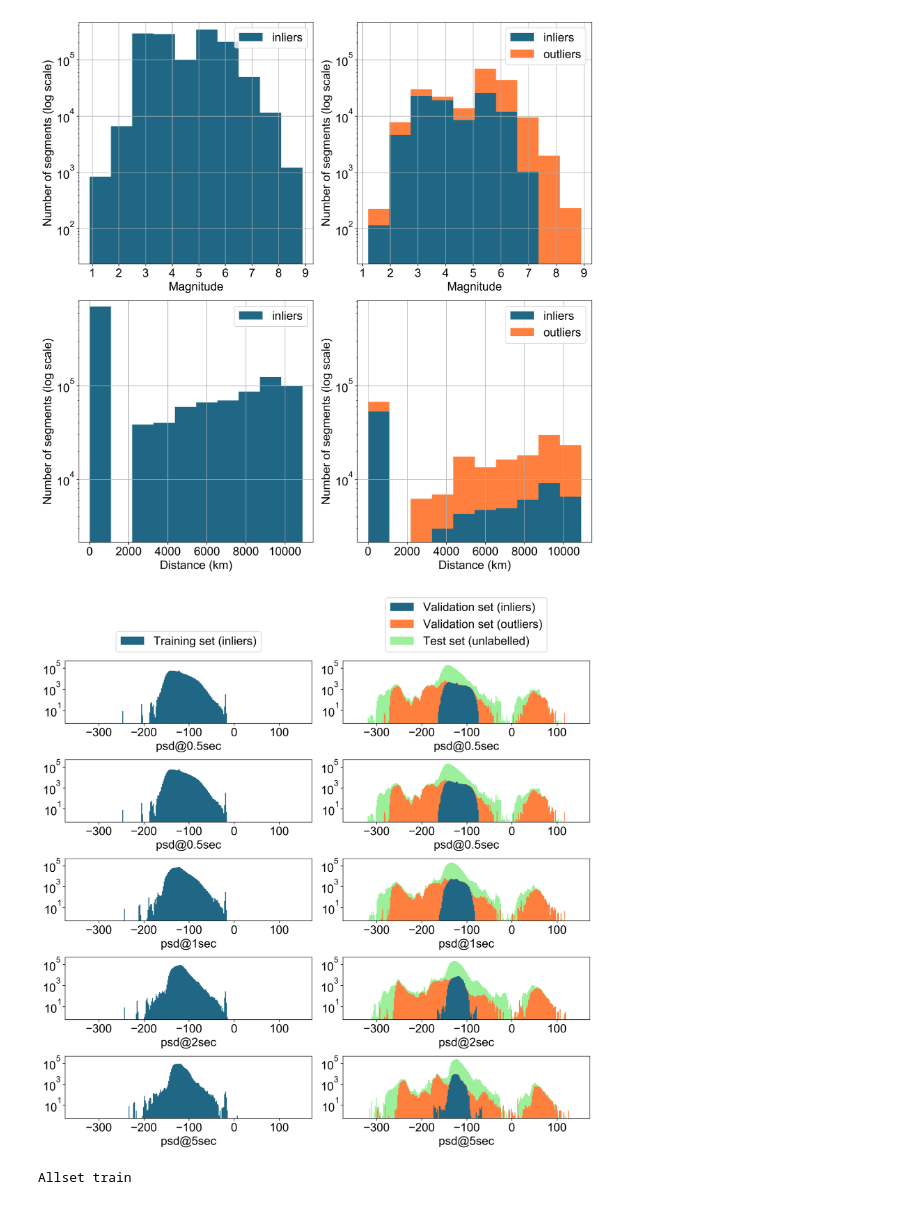
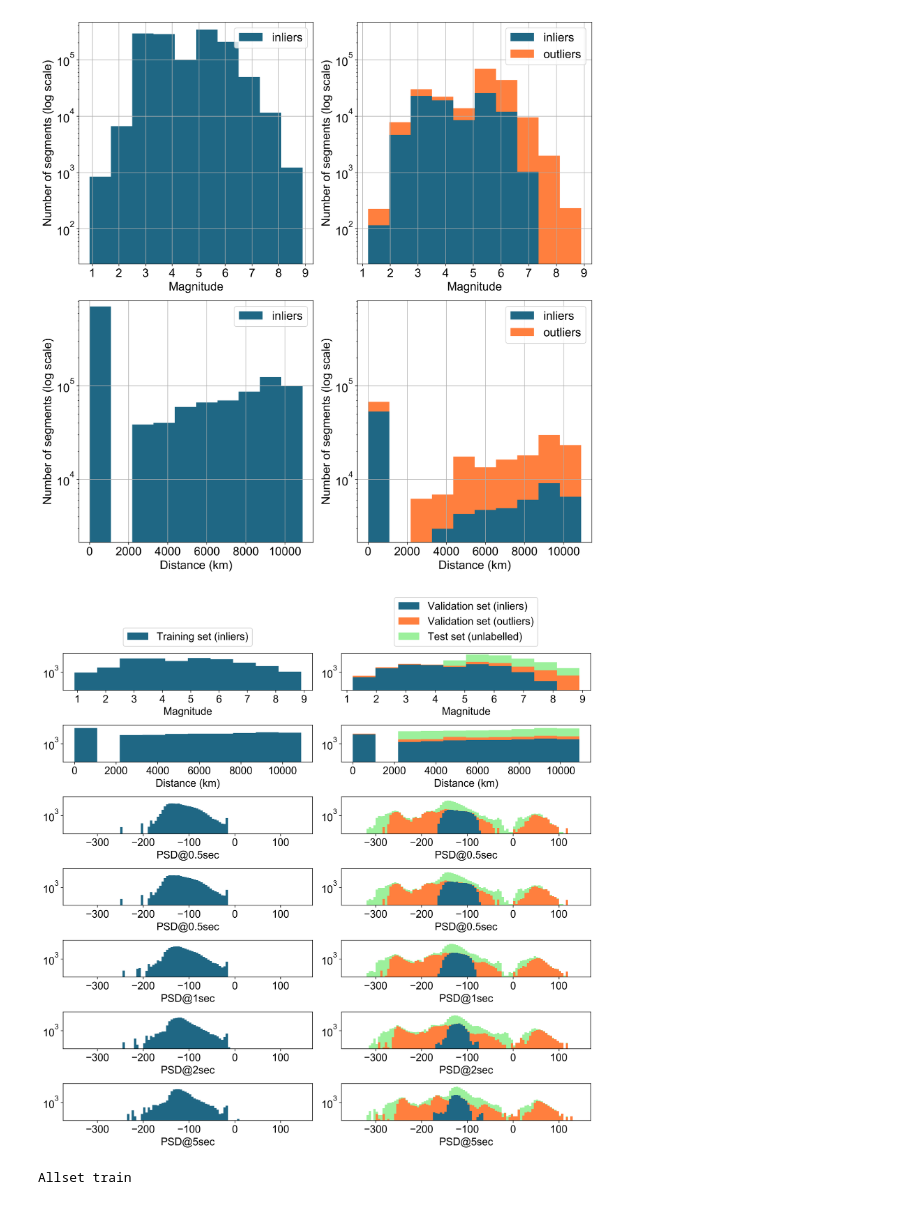
Before and after one commit to rizac/sod, a Jupyter notebook: sod/jupyter/Inspect.dataset.allset_train.allset_test.ipynb, the cells around one changed output. Saved outputs shown, nothing was run; the diff lists cells and outputs as text; code cells hidden in the pictures.

```diff
--- a/sod/jupyter/Inspect.dataset.allset_train.allset_test.ipynb
+++ b/sod/jupyter/Inspect.dataset.allset_train.allset_test.ipynb
@@ -127,7 +127,7 @@ import matplotlib.pyplot as plt
 import numpy as np
 
 
-bins = np.arange(-350, 150, 2)
+bins = np.arange(-350, 150, 5)
 
 dic = {
     'training set': allset_train,
@@ -148,44 +148,46 @@ labels = {
 # use colors which are ok also for grayscale:
 colors = ['#1f6784', '#ff7f3e', '#9cf09c']
 
-features = ['psd@0.5sec', 'psd@0.5sec', 'psd@1sec', 'psd@2sec', 'psd@5sec']
+features = ['magnitude', 'distance_km', 'psd@0.5sec', 'psd@0.5sec', 'psd@1sec', 'psd@2sec', 'psd@5sec']
+featurelabels = ['Magnitude', 'Distance (km)', 'PSD@0.5sec', 'PSD@0.5sec', 'PSD@1sec', 'PSD@2sec', 'PSD@5sec']
 
 axslist=[]
 ylims = []
 
-with plotparams({'figure.figsize': (12, 12), 'font.size': 18, 'figure.dpi': 150, 'font.family': 'helvetica,arial'}):
+with plotparams({'figure.figsize': (12, 12), 'font.size': 16, 'figure.dpi': 150, 'font.family': 'helvetica,arial'}):
     fig, allaxs = plt.subplots(len(features), 2)
     # pltsubplots accepts also gridspec_kw to fix the subplots relative size, but apparently we do not
     # need it: , gridspec_kw={'height_ratios': [1] + [1]*(len(features)-1)})
-    for i, col in enumerate(['psd@0.5sec', 'psd@0.5sec', 'psd@1sec', 'psd@2sec', 'psd@5sec']):
+    for i, col in enumerate(features):
         # print('artifacts on ok segments: %d' % len(dataframe_ok[col<-3000]))
         rowaxs = allaxs[i]
         for j, (name, datafr_) in enumerate(dic.items()):
             data = []
             label = []
             dinfo = sod_dataset.dataset_info(datafr_)
             for cname in dinfo.classnames:
                 data.append(datafr_[dinfo.class_selector[cname](datafr_)][col])
                 label.append(labels[name][cname])
             axs = rowaxs[j]
-            axs.hist(data, bins, log=True, histtype='bar', stacked=True, label=label, color=colors[:len(data)])
+            axs.hist(data, bins=None if i < 2 else bins,
+                     log=True, histtype='bar', stacked=True, label=label, color=colors[:len(data)])
             axylims = axs.get_ylim()
             ylims = [
                 axylims[0] if not ylims else min(ylims[0], axylims[0]),
                 axylims[1] if not ylims else max(ylims[1], axylims[1])
             ]
-            axs.set_xlabel(col)
+            axs.set_xlabel(featurelabels[i])
             if i == 0:
                 axs.legend(loc='lower center', bbox_to_anchor=(0.5, 1.05))
 
     for axrow in allaxs:
         for ax in axrow:
             ax.set_ylim(ylims)
 
 plt.tight_layout()
 plt.show()
 # %% [output]
-[figure, old version]
+[figure, new version]
 # %%
 # STOP HERE FOR THE MOMENT ================================================================
 # %%
```
Also changed, not shown: parts of 1 cell of this notebook, 16 other files.
